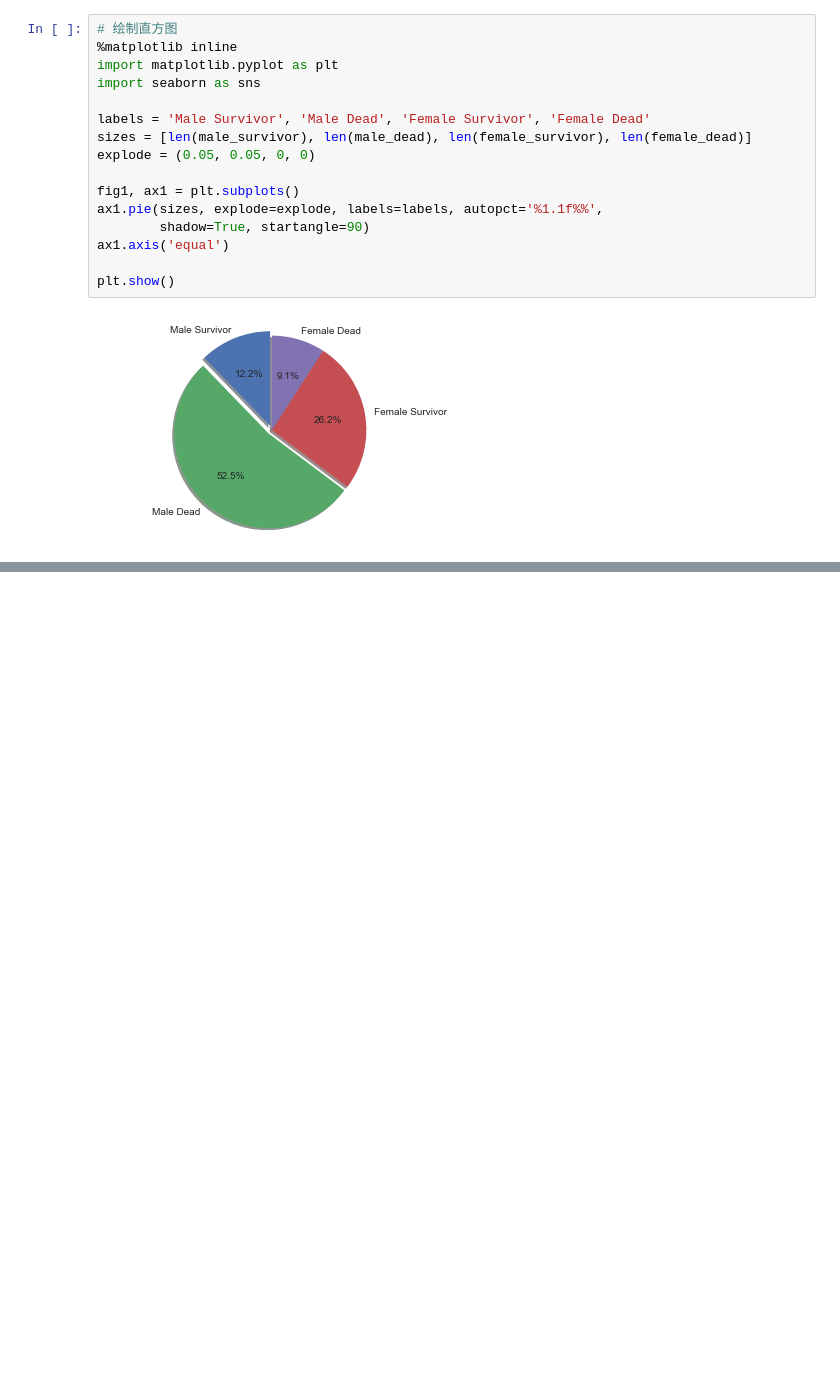
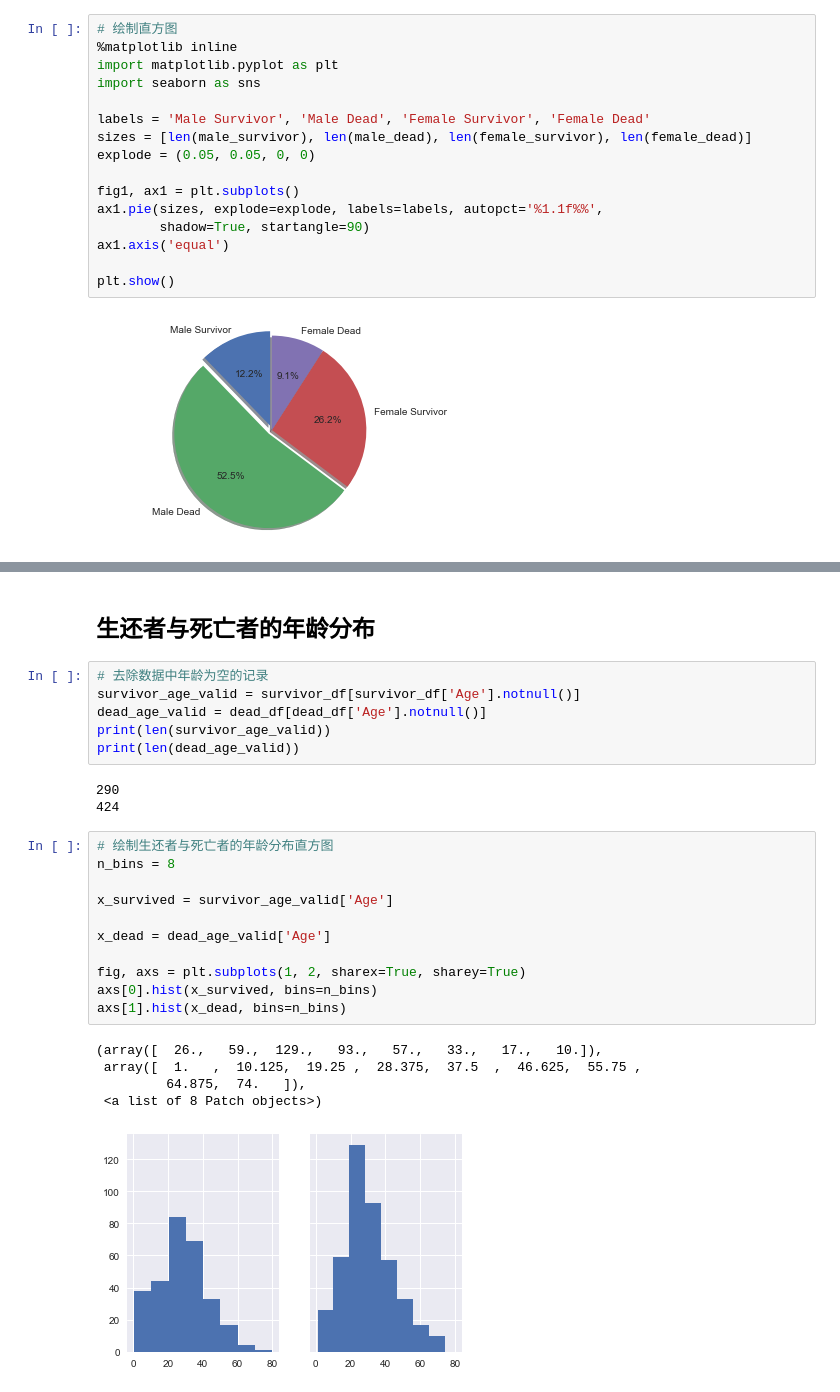
Before and after one commit to liucaizhong/Udacity, a Jupyter notebook: P4/project/titanic.ipynb, the cells around one changed output, grey strips where cells are left out. Saved outputs shown, nothing was run; the diff lists cells and outputs as text; blank space fills up the shorter version.

```diff
--- a/P4/project/titanic.ipynb
+++ b/P4/project/titanic.ipynb
@@ -66,0 +71,28 @@ plt.show()
+# %% [markdown]
+## 生还者与死亡者的年龄分布
+# %%
+# 去除数据中年龄为空的记录
+survivor_age_valid = survivor_df[survivor_df['Age'].notnull()]
+dead_age_valid = dead_df[dead_df['Age'].notnull()]
+print(len(survivor_age_valid))
+print(len(dead_age_valid))
+# %% [output]
+290
+424
+# %%
+# 绘制生还者与死亡者的年龄分布直方图
+n_bins = 8
+
+x_survived = survivor_age_valid['Age']
+
+x_dead = dead_age_valid['Age']
+
+fig, axs = plt.subplots(1, 2, sharex=True, sharey=True)
+axs[0].hist(x_survived, bins=n_bins)
+axs[1].hist(x_dead, bins=n_bins)
+# %% [output]
+(array([  26.,   59.,  129.,   93.,   57.,   33.,   17.,   10.]),
+ array([  1.   ,  10.125,  19.25 ,  28.375,  37.5  ,  46.625,  55.75 ,
+         64.875,  74.   ]),
+ <a list of 8 Patch objects>)
+[figure, added]
```
Also changed, not shown: parts of 12 cells of this notebook, 1 other file.
